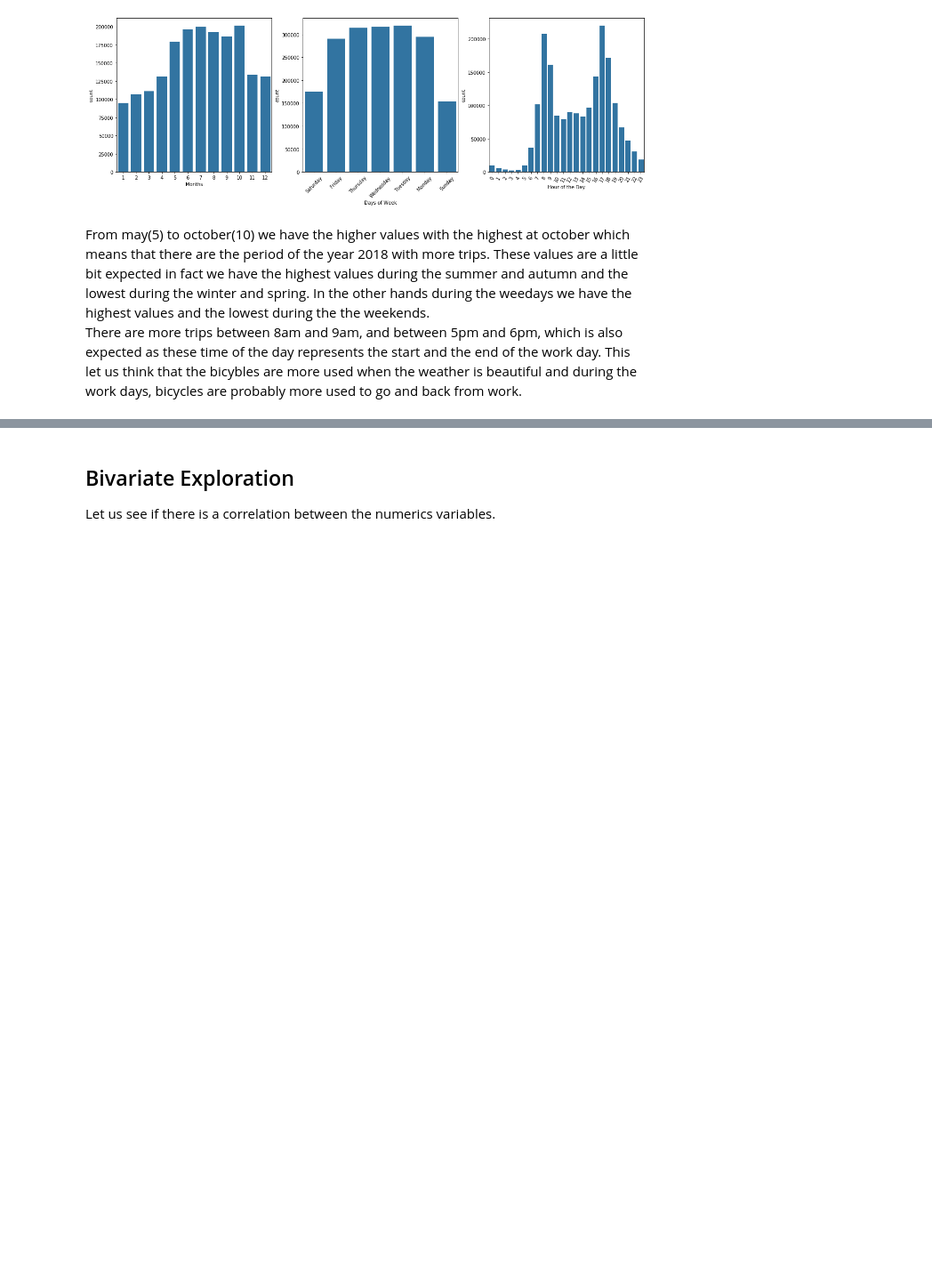
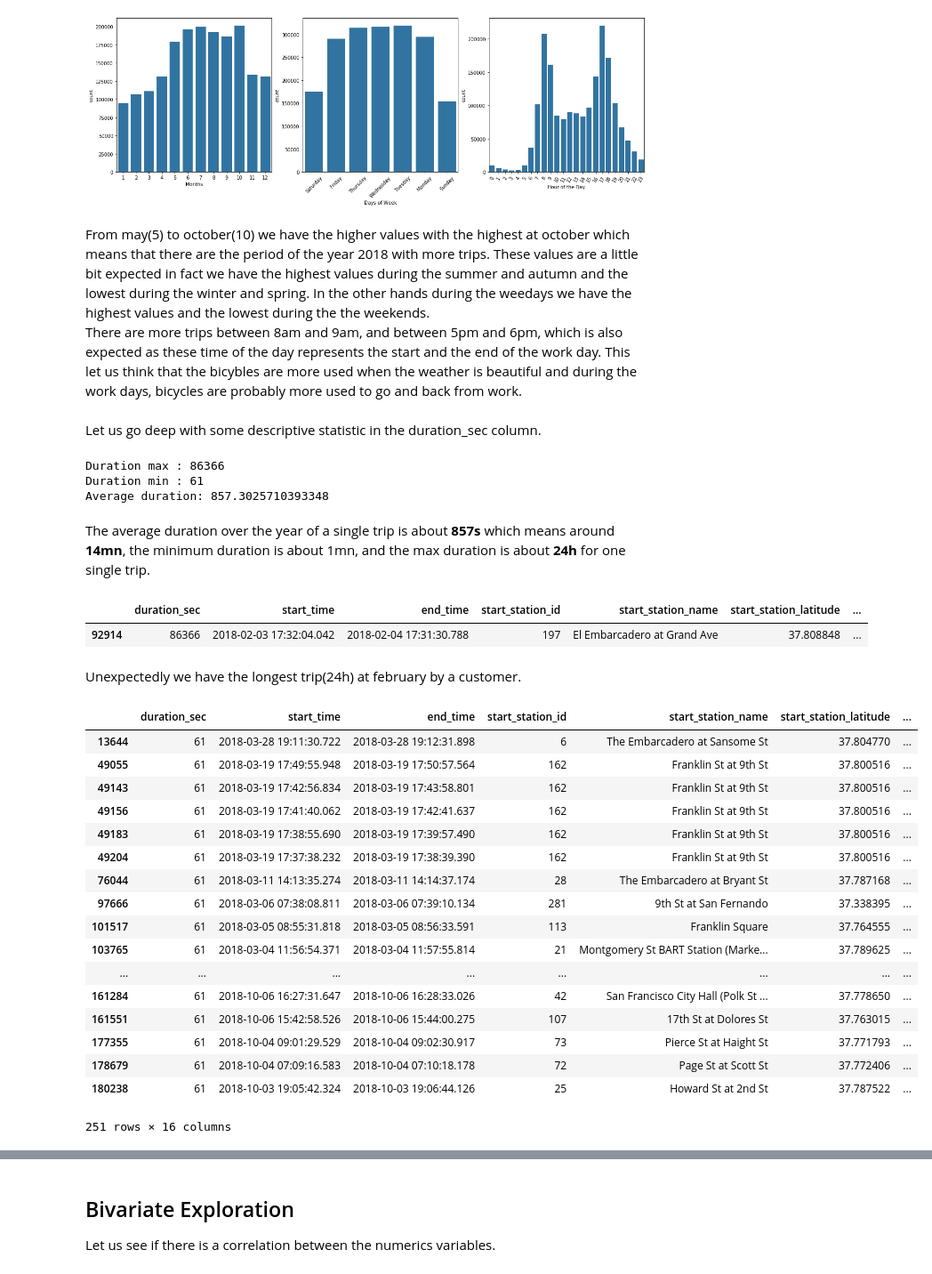
Before and after one commit to furawa/Data_Analyst_Udacity_Projects, a Jupyter notebook: 05_Communicate_Data/ford_gobike_exploration.ipynb, the cells around one changed output, grey strips where cells are left out. Shown at 89% size. Cells and saved outputs as stored; diff of their text form; code cells hidden in the pictures; blank space fills up the shorter version.

```diff
--- a/05_Communicate_Data/ford_gobike_exploration.ipynb
+++ b/05_Communicate_Data/ford_gobike_exploration.ipynb
@@ -330,3 +330,44 @@ In the other hands during the weedays we have the highest values and the lowest
 There are more trips between 8am and 9am, and between 5pm and 6pm, which is also expected as these time of the day
 represents the start and the end of the work day.
 This let us think that the bicybles are more used when the weather is beautiful and during the work days, bicycles are probably more used to go and back from work.
+# %% [markdown]
+Let us go deep with some descriptive statistic in the duration_sec column.
+# %%
+print('Duration max :', baywheels_data.duration_sec.max())      # Print the duration max over the year
+print('Duration min :', baywheels_data.duration_sec.min())      # Print the duration min over the year
+print('Average duration:', baywheels_data.duration_sec.mean())  # Print the average duration over the year
+# %% [output]
+Duration max : 86366
+Duration min : 61
+Average duration: 857.3025710393348
+# %% [markdown]
+The average duration over the year of a single trip is about **857s** which means around **14mn**, the minimum duration is about 1mn, and the max duration is about **24h** for one single trip.
+# %%
+baywheels_data[baywheels_data.duration_sec == baywheels_data.duration_sec.max()]
+# %% [output]
+|  | duration_sec | start_time | end_time | start_station_id | start_station_name | start_station_latitude | ... |
+| 92914 | 86366 | 2018-02-03 17:32:04.042 | 2018-02-04 17:31:30.788 | 197 | El Embarcadero at Grand Ave | 37.808848 | ... |
+# %% [markdown]
+Unexpectedly we have the longest trip(24h) at february by a customer.
+# %%
+min_df = baywheels_data[baywheels_data.duration_sec == baywheels_data.duration_sec.min()]
+min_df
+# %% [output]
+|  | duration_sec | start_time | end_time | start_station_id | start_station_name | start_station_latitude | ... |
+| 13644 | 61 | 2018-03-28 19:11:30.722 | 2018-03-28 19:12:31.898 | 6 | The Embarcadero at Sansome St | 37.804770 | ... |
+| 49055 | 61 | 2018-03-19 17:49:55.948 | 2018-03-19 17:50:57.564 | 162 | Franklin St at 9th St | 37.800516 | ... |
+| 49143 | 61 | 2018-03-19 17:42:56.834 | 2018-03-19 17:43:58.801 | 162 | Franklin St at 9th St | 37.800516 | ... |
+| 49156 | 61 | 2018-03-19 17:41:40.062 | 2018-03-19 17:42:41.637 | 162 | Franklin St at 9th St | 37.800516 | ... |
+| 49183 | 61 | 2018-03-19 17:38:55.690 | 2018-03-19 17:39:57.490 | 162 | Franklin St at 9th St | 37.800516 | ... |
+| 49204 | 61 | 2018-03-19 17:37:38.232 | 2018-03-19 17:38:39.390 | 162 | Franklin St at 9th St | 37.800516 | ... |
+| 76044 | 61 | 2018-03-11 14:13:35.274 | 2018-03-11 14:14:37.174 | 28 | The Embarcadero at Bryant St | 37.787168 | ... |
+| 97666 | 61 | 2018-03-06 07:38:08.811 | 2018-03-06 07:39:10.134 | 281 | 9th St at San Fernando | 37.338395 | ... |
+| 101517 | 61 | 2018-03-05 08:55:31.818 | 2018-03-05 08:56:33.591 | 113 | Franklin Square | 37.764555 | ... |
+| 103765 | 61 | 2018-03-04 11:56:54.371 | 2018-03-04 11:57:55.814 | 21 | Montgomery St BART Station (Marke... | 37.789625 | ... |
+| ... | ... | ... | ... | ... | ... | ... | ... |
+| 161284 | 61 | 2018-10-06 16:27:31.647 | 2018-10-06 16:28:33.026 | 42 | San Francisco City Hall (Polk St ... | 37.778650 | ... |
+| 161551 | 61 | 2018-10-06 15:42:58.526 | 2018-10-06 15:44:00.275 | 107 | 17th St at Dolores St | 37.763015 | ... |
+| 177355 | 61 | 2018-10-04 09:01:29.529 | 2018-10-04 09:02:30.917 | 73 | Pierce St at Haight St | 37.771793 | ... |
+| 178679 | 61 | 2018-10-04 07:09:16.583 | 2018-10-04 07:10:18.178 | 72 | Page St at Scott St | 37.772406 | ... |
+| 180238 | 61 | 2018-10-03 19:05:42.324 | 2018-10-03 19:06:44.126 | 25 | Howard St at 2nd St | 37.787522 | ... |
+251 rows × 16 columns
```
Also changed, not shown: parts of 7 cells of this notebook.
